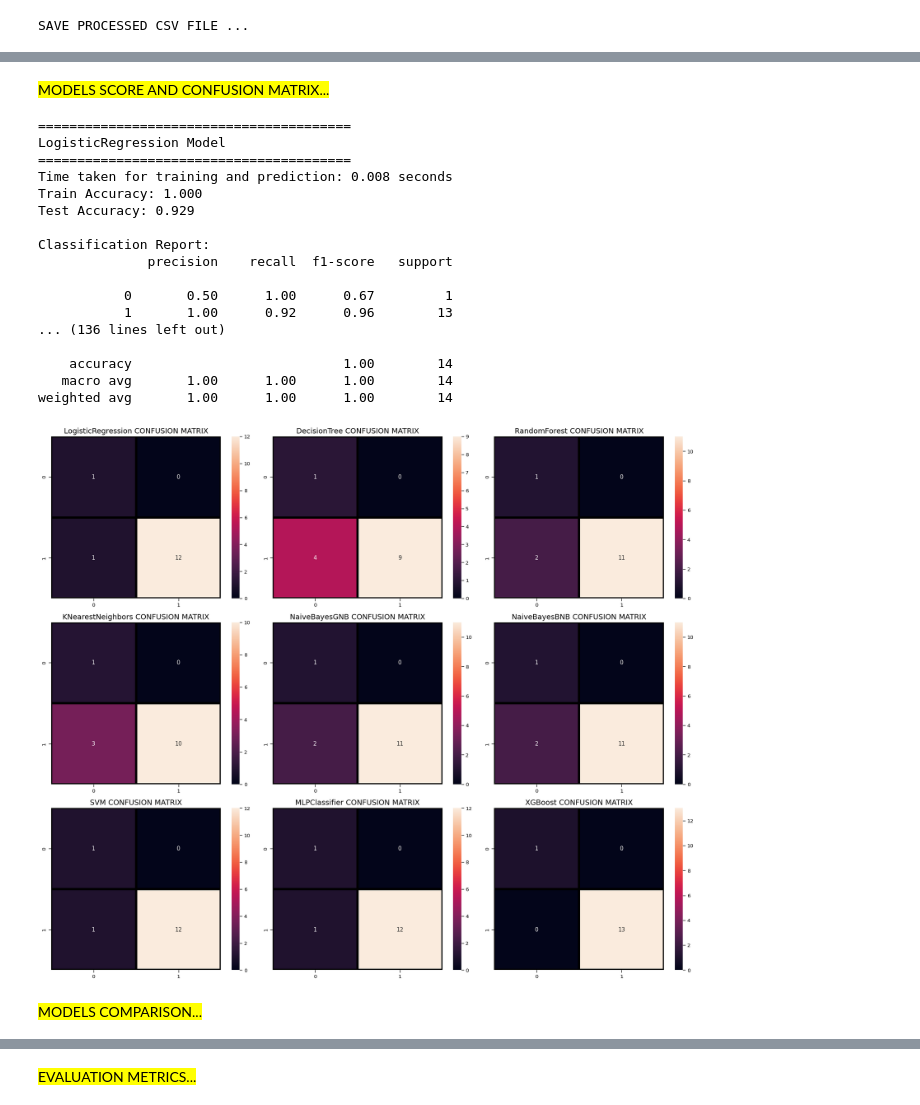
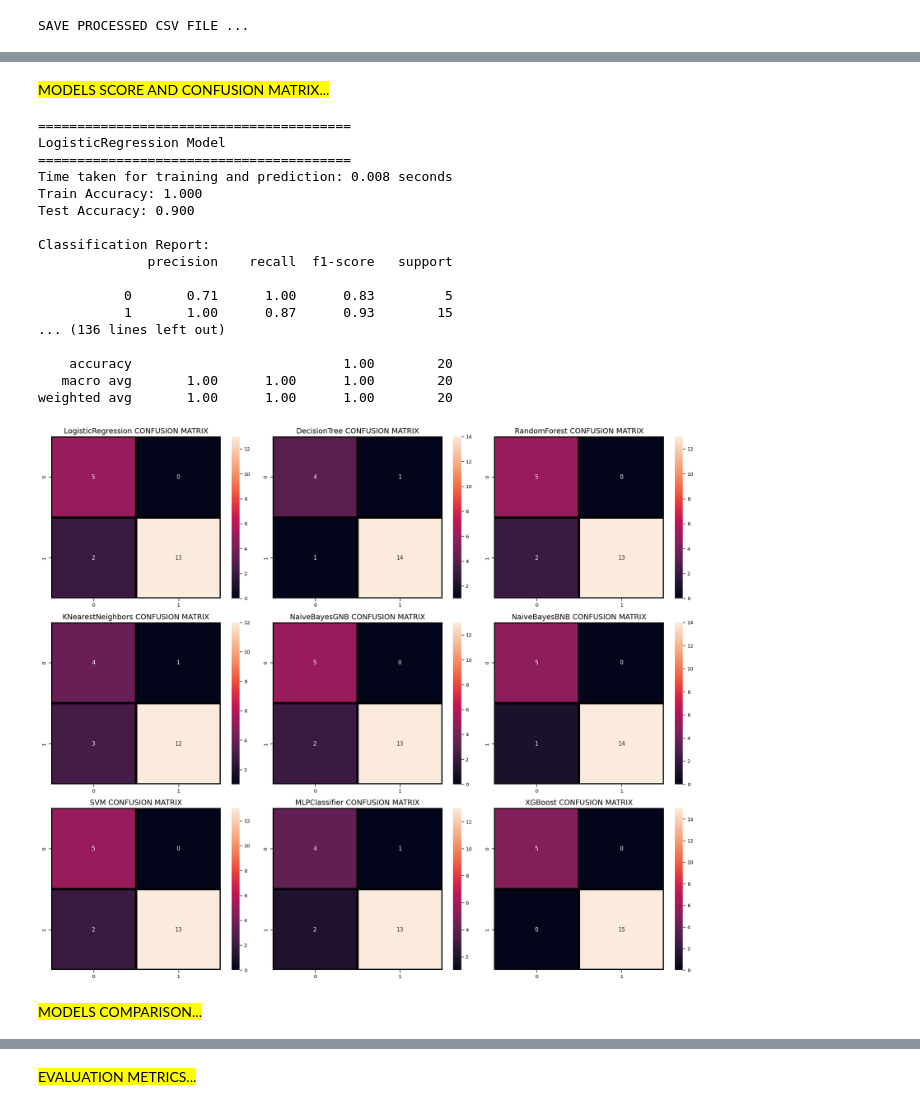
Before and after one commit to jawdatmerhy/public, a Jupyter notebook: softwareRisk.ipynb, the cells around one changed output, grey strips where cells are left out. Cells and saved outputs as stored; diff of their text form; code cells hidden in the pictures.

```diff
--- a/softwareRisk.ipynb
+++ b/softwareRisk.ipynb
@@ -1432,7 +1432,7 @@ scaler = get_scaler(scaler_type)
 X_scaled = scaler.fit_transform(X)
 
 # Data Splitting
-X_train, X_test, y_train, y_test = train_test_split(X_scaled,y, test_size = 0.15,
+X_train, X_test, y_train, y_test = train_test_split(X_scaled,y, test_size = 0.20,
 random_state = 42)
 
 print(colored(tabulate(X.head(2), headers='keys', tablefmt='fancy_grid'), 'cyan'))
@@ -1477,20 +1477,21 @@ X_train_oversampled, y_train_oversampled = smote.fit_resample(X_train, y_train)
 #ros = RandomOverSampler(random_state=42)
 #X_train_oversampled, y_train_oversampled = ros.fit_resample(X_train, y_train)
 
-# List of models to train
-models = [
-   ("LogisticRegression", LogisticRegression(C=1, max_iter=100, solver='newton-cg')),
-    ("DecisionTree", DecisionTreeClassifier()),
-    ("RandomForest", RandomForestClassifier(n_estimators=150,max_depth=17,
-                          min_samples_leaf=10,min_samples_split=9)),
-    ("KNearestNeighbors", KNeighborsClassifier(n_neighbors=5)),
-    ("NaiveBayesGNB", GaussianNB()),
-    ("NaiveBayesBNB", BernoulliNB()),
-    ("SVM", SGDClassifier(loss='log_loss', random_state=42, alpha=0.1, max_iter=1000, penalty='l2', tol=0.001)),
-    #("SVM", SGDClassifier(alpha=0.01, max_iter=1000, penalty='l2', tol=0.001, loss='log', random_state=42)),
-    ("MLPClassifier", MLPClassifier(activation='relu', alpha=0.001, hidden_layer_sizes=(50,), solver='adam')),
-    ("XGBoost", XGBClassifier())
-]
+def get_list_models():
+    # List of models to train
+    models = [
+      ("LogisticRegression", LogisticRegression(C=1, max_iter=100, solver='newton-cg')),
+        ("DecisionTree", DecisionTreeClassifier()),
+        ("RandomForest", RandomForestClassifier(n_estimators=150, max_depth=17, min_samples_leaf=10, min_samples_split=9)),
+        ("KNearestNeighbors", KNeighborsClassifier(n_neighbors=5)),
+        ("NaiveBayesGNB", GaussianNB()),
+        ("NaiveBayesBNB", BernoulliNB()),
+        #("SVM", SGDClassifier(loss='log_loss', random_state=42)),
+        ("SVM", SGDClassifier(loss='log_loss', random_state=42, alpha=0.1, max_iter=1000, penalty='l2', tol=0.001)),
+        ("MLPClassifier", MLPClassifier(activation='relu', alpha=0.001, hidden_layer_sizes=(50,), solver='adam')),
+        ("XGBoost", XGBClassifier(learning_rate=0.1, max_depth=3, n_estimators=100, subsample=1.0))
+    ]
+    return models
 
 #New fucntion evaluate_confusionMatric_and_plot_models
 def evaluate_confusionMatric_and_plot_models(models, X_train, X_test, y_train, y_test):
@@ -1552,38 +1553,41 @@ def evaluate_confusionMatric_and_plot_models(models, X_train, X_test, y_train, y
 
         evaluate_model(model, name, X_test, y_test, executionTime)
 
     plt.tight_layout()
     plt.show()
 
     return model_metrics
 
+models = get_list_models()
+
 model_metrics = evaluate_confusionMatric_and_plot_models(models, X_train_oversampled, X_test, y_train_oversampled, y_test)
+#model_metrics = evaluate_confusionMatric_and_plot_models(models, X_train, X_test, y_train, y_test)
 
 def add_scaler_model_metrics(scaler, model_metrics):
     scaler_model_metrics = {}
     scaler_model_metrics['scaler'] = scaler
     scaler_model_metrics['model_metrics'] = model_metrics
     return scaler_model_metrics
 
 display_colored_message("MODELS COMPARISON...")
 # %% [output]
 MODELS SCORE AND CONFUSION MATRIX...
 ========================================
 LogisticRegression Model
 ========================================
 Time taken for training and prediction: 0.008 seconds
 Train Accuracy: 1.000
-Test Accuracy: 0.929
+Test Accuracy: 0.900
 
 Classification Report:
               precision    recall  f1-score   support
 
-           0       0.50      1.00      0.67         1
-           1       1.00      0.92      0.96        13
+           0       0.71      1.00      0.83         5
+           1       1.00      0.87      0.93        15
 ... (136 lines left out)
 
-    accuracy                           1.00        14
-   macro avg       1.00      1.00      1.00        14
-weighted avg       1.00      1.00      1.00        14
+    accuracy                           1.00        20
+   macro avg       1.00      1.00      1.00        20
+weighted avg       1.00      1.00      1.00        20
-[figure, old version]
+[figure, new version]
 MODELS COMPARISON...
```
Also changed, not shown: parts of 34 cells of this notebook.
